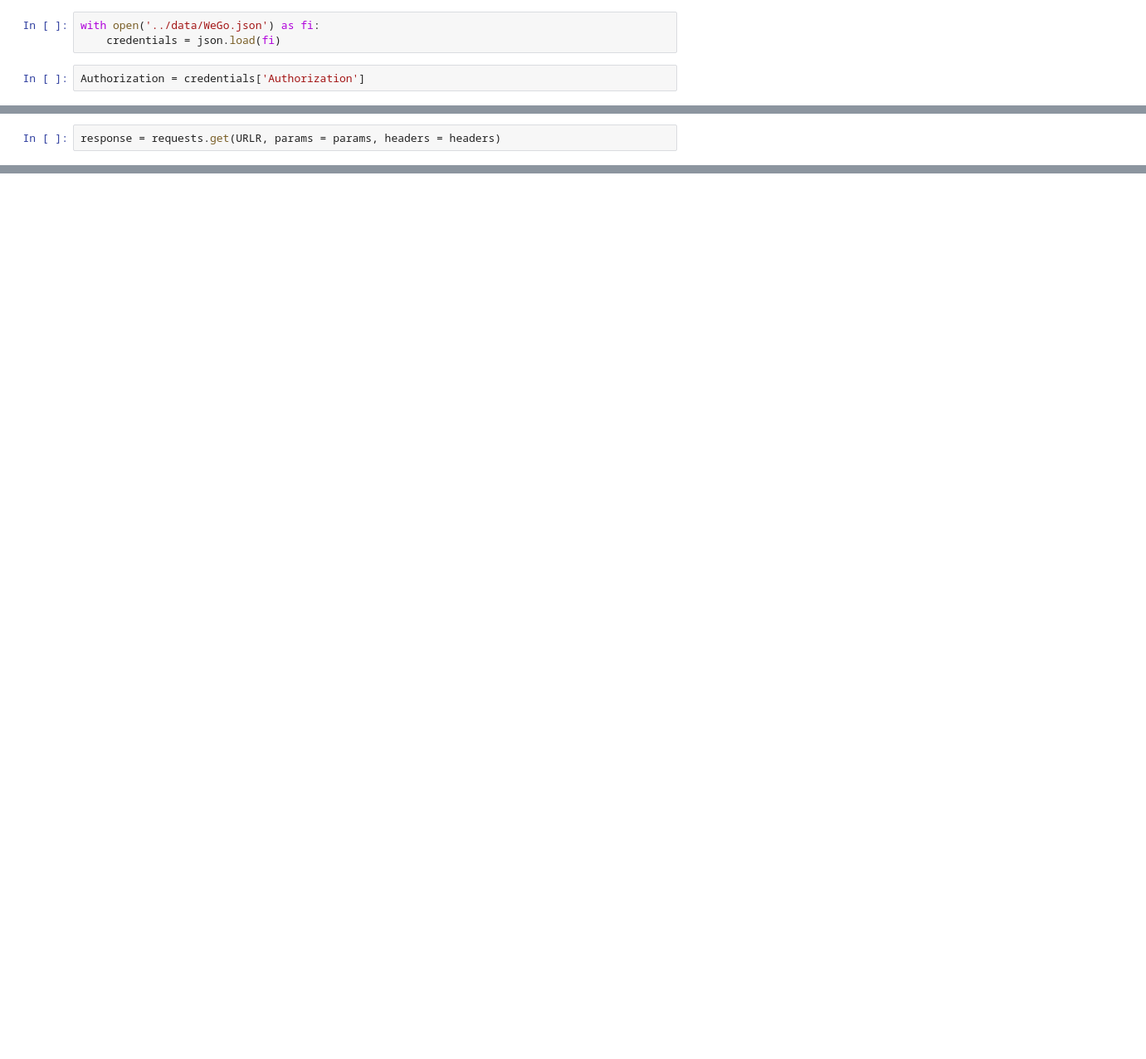
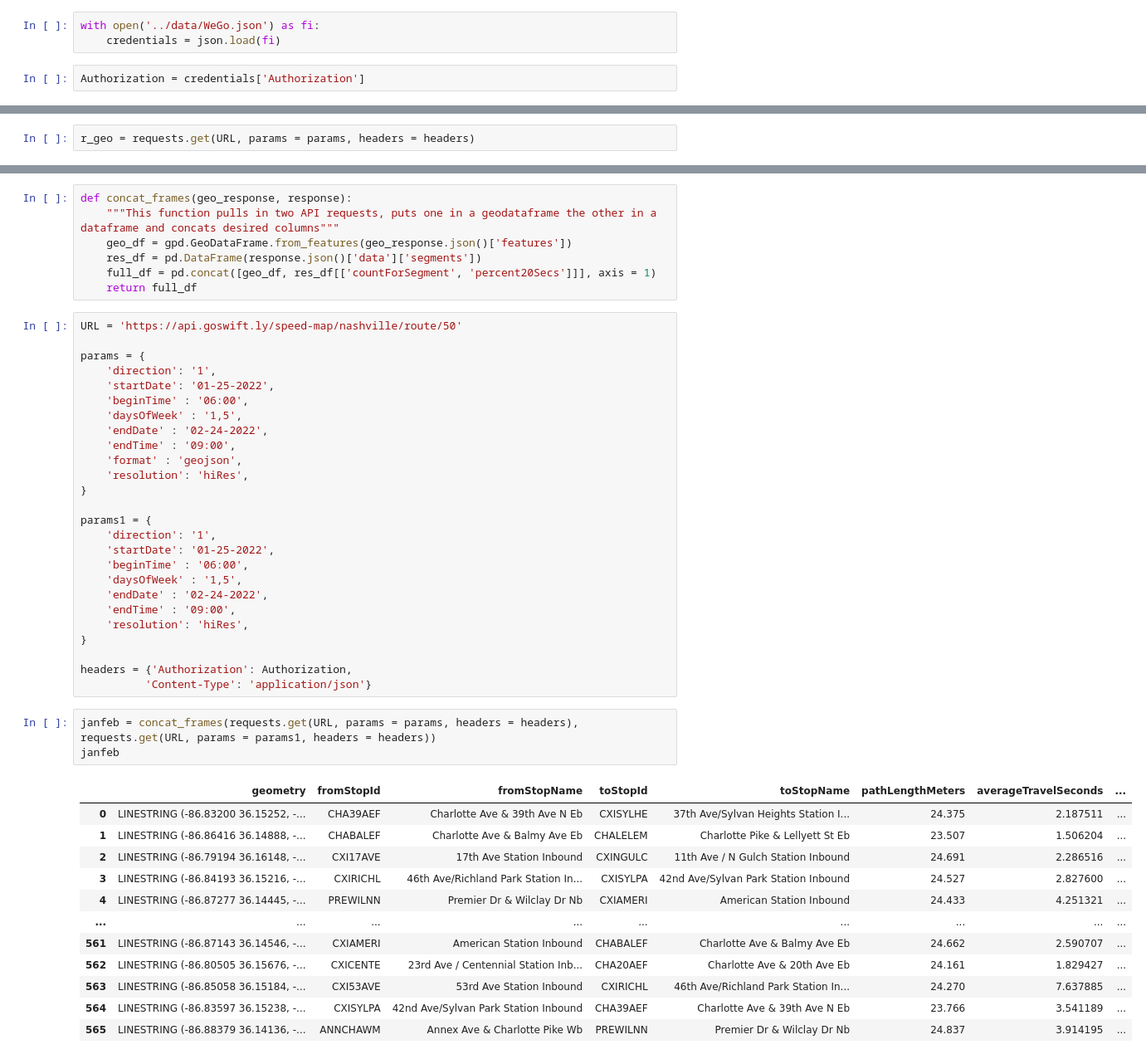
Before and after one commit to MylahKate/wego-scar, a Jupyter notebook: notebooks/Starter_Query_WeGo-Copy1.ipynb, the cells around one changed output, grey strips where cells are left out. Shown at 83% size. Cells and saved outputs as stored; diff of their text form; blank space fills up the shorter version.

```diff
--- a/notebooks/Starter_Query_WeGo-Copy1.ipynb
+++ b/notebooks/Starter_Query_WeGo-Copy1.ipynb
@@ -25,5 +25,5 @@ params = {
 headers = {'Authorization': Authorization,
           'Content-Type': 'application/json'}
 # %%
-response = requests.get(URLR, params = params, headers = headers)
+r_geo = requests.get(URL, params = params, headers = headers)
 # %%
@@ -37,0 +202,49 @@ dict_keys(['success', 'route', 'data'])
+# %%
+def concat_frames(geo_response, response):
+    """This function pulls in two API requests, puts one in a geodataframe the other in a dataframe and concats desired columns"""
+    geo_df = gpd.GeoDataFrame.from_features(geo_response.json()['features'])
+    res_df = pd.DataFrame(response.json()['data']['segments'])
+    full_df = pd.concat([geo_df, res_df[['countForSegment', 'percent20Secs']]], axis = 1)
+    return full_df
+# %%
+URL = 'https://api.goswift.ly/speed-map/nashville/route/50'
+
+params = {
+    'direction': '1',
+    'startDate': '01-25-2022',
+    'beginTime' : '06:00',
+    'daysOfWeek' : '1,5',
+    'endDate' : '02-24-2022',
+    'endTime' : '09:00',
+    'format' : 'geojson',
+    'resolution': 'hiRes',
+}
+
+params1 = {
+    'direction': '1',
+    'startDate': '01-25-2022',
+    'beginTime' : '06:00',
+    'daysOfWeek' : '1,5',
+    'endDate' : '02-24-2022',
+    'endTime' : '09:00',
+    'resolution': 'hiRes',
+}
+
+headers = {'Authorization': Authorization,
+          'Content-Type': 'application/json'}
+# %%
+janfeb = concat_frames(requests.get(URL, params = params, headers = headers), requests.get(URL, params = params1, headers = headers))
+janfeb
+# %% [output]
+|  | geometry | fromStopId | fromStopName | toStopId | toStopName | pathLengthMeters | averageTravelSeconds | ... |
+| 0 | LINESTRING (-86.83200 36.15252, -... | CHA39AEF | Charlotte Ave & 39th Ave N Eb | CXISYLHE | 37th Ave/Sylvan Heights Station I... | 24.375 | 2.187511 | ... |
+| 1 | LINESTRING (-86.86416 36.14888, -... | CHABALEF | Charlotte Ave & Balmy Ave Eb | CHALELEM | Charlotte Pike & Lellyett St Eb | 23.507 | 1.506204 | ... |
+| 2 | LINESTRING (-86.79194 36.16148, -... | CXI17AVE | 17th Ave Station Inbound | CXINGULC | 11th Ave / N Gulch Station Inbound | 24.691 | 2.286516 | ... |
+| 3 | LINESTRING (-86.84193 36.15216, -... | CXIRICHL | 46th Ave/Richland Park Station In... | CXISYLPA | 42nd Ave/Sylvan Park Station Inbound | 24.527 | 2.827600 | ... |
+| 4 | LINESTRING (-86.87277 36.14445, -... | PREWILNN | Premier Dr & Wilclay Dr Nb | CXIAMERI | American Station Inbound | 24.433 | 4.251321 | ... |
+| ... | ... | ... | ... | ... | ... | ... | ... | ... |
+| 561 | LINESTRING (-86.87143 36.14546, -... | CXIAMERI | American Station Inbound | CHABALEF | Charlotte Ave & Balmy Ave Eb | 24.662 | 2.590707 | ... |
+| 562 | LINESTRING (-86.80505 36.15676, -... | CXICENTE | 23rd Ave / Centennial Station Inb... | CHA20AEF | Charlotte Ave & 20th Ave Eb | 24.161 | 1.829427 | ... |
+| 563 | LINESTRING (-86.85058 36.15184, -... | CXI53AVE | 53rd Ave Station Inbound | CXIRICHL | 46th Ave/Richland Park Station In... | 24.270 | 7.637885 | ... |
+| 564 | LINESTRING (-86.83597 36.15238, -... | CXISYLPA | 42nd Ave/Sylvan Park Station Inbound | CHA39AEF | Charlotte Ave & 39th Ave N Eb | 23.766 | 3.541189 | ... |
+| 565 | LINESTRING (-86.88379 36.14136, -... | ANNCHAWM | Annex Ave & Charlotte Pike Wb | PREWILNN | Premier Dr & Wilclay Dr Nb | 24.837 | 3.914195 | ... |
```
Also changed, not shown: parts of 28 cells of this notebook, 2 other files.
